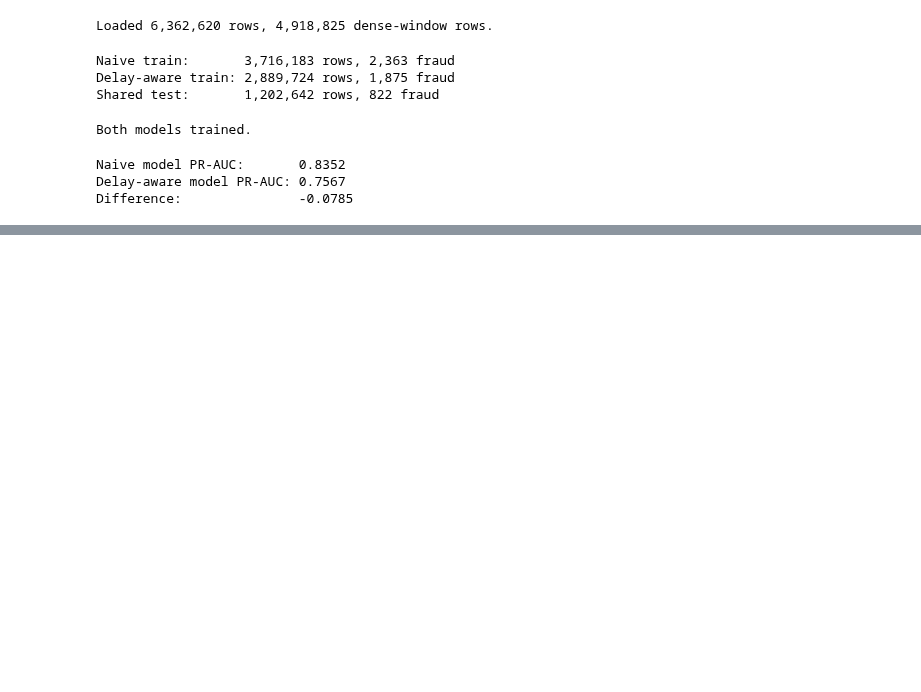
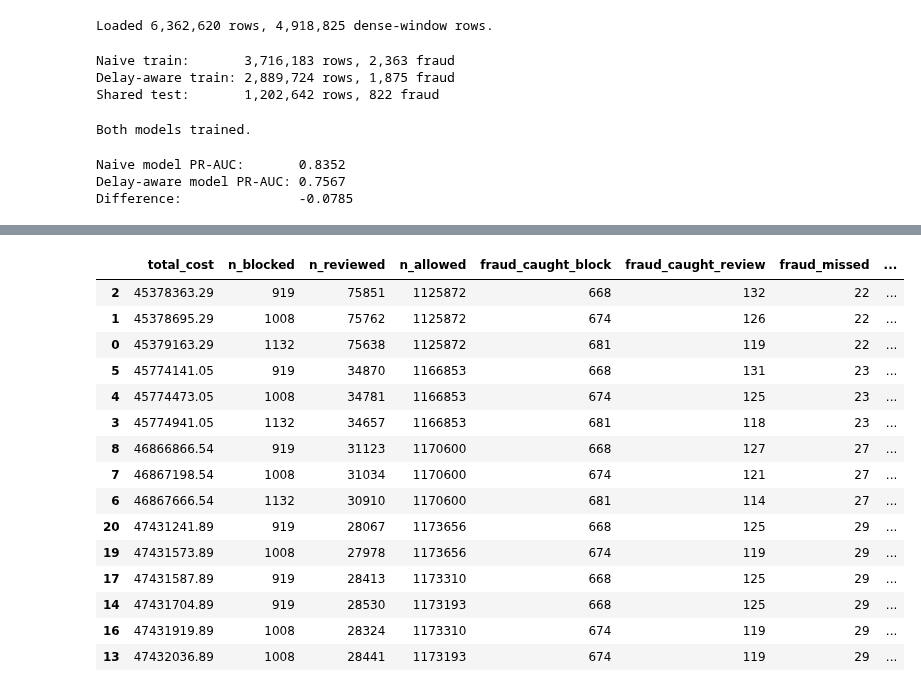
Before and after one commit to anushka-saini/Cost-Aware-Fraud-Detection-with-Delay-Aware-Decisioning, a Jupyter notebook: notebooks/03_delay_aware_validation.ipynb, the cells around one changed output, grey strips where cells are left out. Saved outputs shown, nothing was run; the diff lists cells and outputs as text; code cells hidden in the pictures; blank space fills up the shorter version.

```diff
--- a/notebooks/03_delay_aware_validation.ipynb
+++ b/notebooks/03_delay_aware_validation.ipynb
@@ -93,0 +258,15 @@ Difference:               -0.0785
+# %%
+# Widen the review threshold search downward, and check if amounts dwarf the fixed costs
+print(f"Mean fraud amount: {df.loc[X_test_delay.index, 'amount'][y_test_delay==1].mean():.2f}")
+print(f"Mean legit amount:  {df.loc[X_test_delay.index, 'amount'][y_test_delay==0].mean():.2f}")
+
+results_cost = []
+for t_review in np.arange(0.005, 0.6, 0.025):
+    for t_block in np.arange(t_review + 0.02, 1.0, 0.05):
+        r = evaluate_thresholds(y_test_delay, probs, amounts_test, t_review, t_block)
+        r['t_review'] = t_review
+        r['t_block'] = t_block
+        results_cost.append(r)
+
+cost_df = pd.DataFrame(results_cost).sort_values('total_cost')
+cost_df.head(10)
@@ -93,0 +287,28 @@ Difference:               -0.0785
+# %%
+results_cost = []
+for t_review in [0.0001, 0.0005, 0.001, 0.002, 0.003, 0.005, 0.01, 0.02, 0.05, 0.1]:
+    for t_block in [0.5, 0.7, 0.9]:  # block barely matters, don't waste grid density here
+        r = evaluate_thresholds(y_test_delay, probs, amounts_test, t_review, t_block)
+        r['t_review'] = t_review
+        r['t_block'] = t_block
+        results_cost.append(r)
+
+cost_df2 = pd.DataFrame(results_cost).sort_values('total_cost')
+cost_df2.head(15)
+# %% [output]
+|  | total_cost | n_blocked | n_reviewed | n_allowed | fraud_caught_block | fraud_caught_review | fraud_missed | ... |
+| 2 | 45378363.29 | 919 | 75851 | 1125872 | 668 | 132 | 22 | ... |
+| 1 | 45378695.29 | 1008 | 75762 | 1125872 | 674 | 126 | 22 | ... |
+| 0 | 45379163.29 | 1132 | 75638 | 1125872 | 681 | 119 | 22 | ... |
+| 5 | 45774141.05 | 919 | 34870 | 1166853 | 668 | 131 | 23 | ... |
+| 4 | 45774473.05 | 1008 | 34781 | 1166853 | 674 | 125 | 23 | ... |
+| 3 | 45774941.05 | 1132 | 34657 | 1166853 | 681 | 118 | 23 | ... |
+| 8 | 46866866.54 | 919 | 31123 | 1170600 | 668 | 127 | 27 | ... |
+| 7 | 46867198.54 | 1008 | 31034 | 1170600 | 674 | 121 | 27 | ... |
+| 6 | 46867666.54 | 1132 | 30910 | 1170600 | 681 | 114 | 27 | ... |
+| 20 | 47431241.89 | 919 | 28067 | 1173656 | 668 | 125 | 29 | ... |
+| 19 | 47431573.89 | 1008 | 27978 | 1173656 | 674 | 119 | 29 | ... |
+| 17 | 47431587.89 | 919 | 28413 | 1173310 | 668 | 125 | 29 | ... |
+| 14 | 47431704.89 | 919 | 28530 | 1173193 | 668 | 125 | 29 | ... |
+| 16 | 47431919.89 | 1008 | 28324 | 1173310 | 674 | 119 | 29 | ... |
+| 13 | 47432036.89 | 1008 | 28441 | 1173193 | 674 | 119 | 29 | ... |
```
Also changed, not shown: parts of 44 cells of this notebook, 1 other file.
